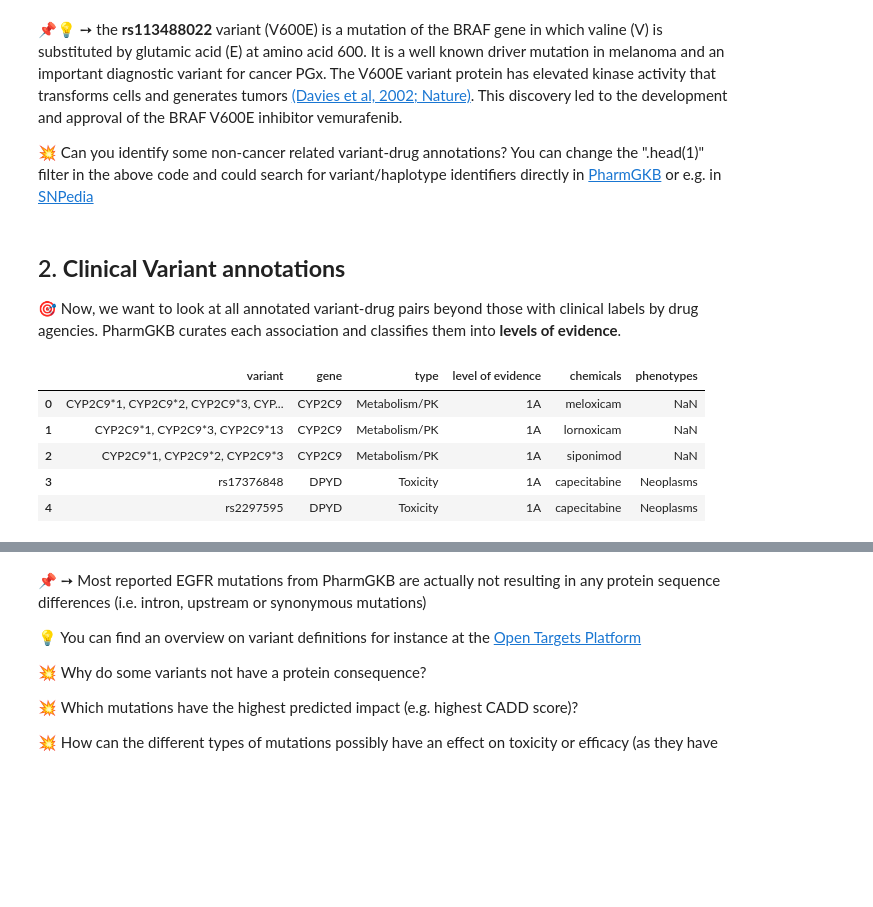
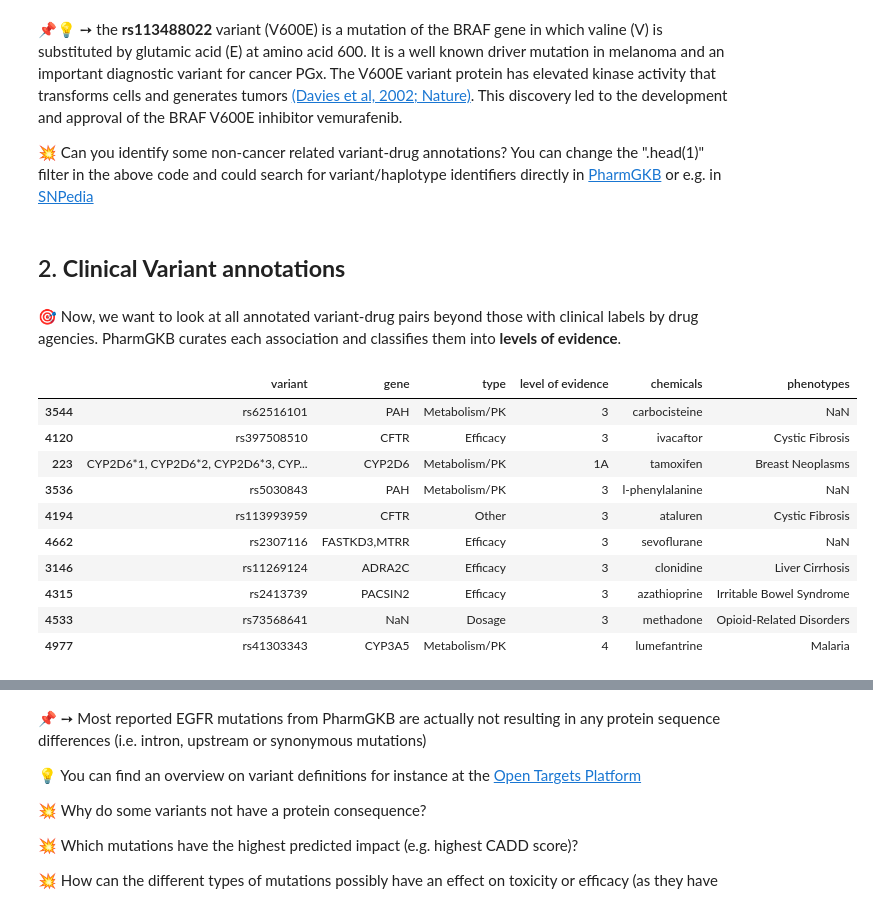
Before and after one commit to AlexanderHauser/MIND-PGx-workshop, a Jupyter notebook: pharmacogenomics.ipynb, the cells around one changed output, grey strips where cells are left out. Drawn from its saved outputs; the diff is of its cells as text; code cells hidden in the pictures; blank space fills up the shorter version.

Commit message:
Updated variant specifics

```diff
--- a/pharmacogenomics.ipynb
+++ b/pharmacogenomics.ipynb
@@ -214,18 +214,23 @@ dtype: int64
 📌💡 ➙ the **rs113488022** variant (V600E) is a mutation of the BRAF gene in which valine (V) is substituted by glutamic acid (E) at amino acid 600. It is a well known driver mutation in melanoma and an important diagnostic variant for cancer PGx. The V600E variant protein has elevated kinase activity that transforms cells and generates tumors [(Davies et al, 2002; Nature)](dx.doi.org/10.1038%2Fnature00766). This discovery led to the development and approval of the BRAF V600E inhibitor vemurafenib.
 
 💥 Can you identify some non-cancer related variant-drug annotations? You can change the ".head(1)" filter in the above code and could search for variant/haplotype identifiers directly in [PharmGKB](https://www.pharmgkb.org/) or e.g. in [SNPedia](https://www.snpedia.com/index.php/SNPedia)
+# %% [markdown]
+## 2. **Clinical Variant annotations**
 # %% [markdown]
-## 2. **Clinical Variant annotations**
-
 🎯 Now, we want to look at all annotated variant-drug pairs beyond those with clinical labels by drug agencies. PharmGKB curates each association and classifies them into **levels of evidence**.
 # %%
 df_clinicalraw = pd.read_csv("/content/MIND-PGx-workshop/data/clinicalVariants.tsv", sep='\t')
-df_clinicalraw.head() # Show just some top examples
+df_clinicalraw.sample(10) # Show just some random examples
 # %% [output]
 |  | variant | gene | type | level of evidence | chemicals | phenotypes |
-| 0 | CYP2C9*1, CYP2C9*2, CYP2C9*3, CYP... | CYP2C9 | Metabolism/PK | 1A | meloxicam | NaN |
-| 1 | CYP2C9*1, CYP2C9*3, CYP2C9*13 | CYP2C9 | Metabolism/PK | 1A | lornoxicam | NaN |
-| 2 | CYP2C9*1, CYP2C9*2, CYP2C9*3 | CYP2C9 | Metabolism/PK | 1A | siponimod | NaN |
-| 3 | rs17376848 | DPYD | Toxicity | 1A | capecitabine | Neoplasms |
-| 4 | rs2297595 | DPYD | Toxicity | 1A | capecitabine | Neoplasms |
+| 3544 | rs62516101 | PAH | Metabolism/PK | 3 | carbocisteine | NaN |
+| 4120 | rs397508510 | CFTR | Efficacy | 3 | ivacaftor | Cystic Fibrosis |
+| 223 | CYP2D6*1, CYP2D6*2, CYP2D6*3, CYP... | CYP2D6 | Metabolism/PK | 1A | tamoxifen | Breast Neoplasms |
+| 3536 | rs5030843 | PAH | Metabolism/PK | 3 | l-phenylalanine | NaN |
+| 4194 | rs113993959 | CFTR | Other | 3 | ataluren | Cystic Fibrosis |
+| 4662 | rs2307116 | FASTKD3,MTRR | Efficacy | 3 | sevoflurane | NaN |
+| 3146 | rs11269124 | ADRA2C | Efficacy | 3 | clonidine | Liver Cirrhosis |
+| 4315 | rs2413739 | PACSIN2 | Efficacy | 3 | azathioprine | Irritable Bowel Syndrome |
+| 4533 | rs73568641 | NaN | Dosage | 3 | methadone | Opioid-Related Disorders |
+| 4977 | rs41303343 | CYP3A5 | Metabolism/PK | 4 | lumefantrine | Malaria |
 # %% [markdown]
```
Also changed, not shown: parts of 13 cells of this notebook.
